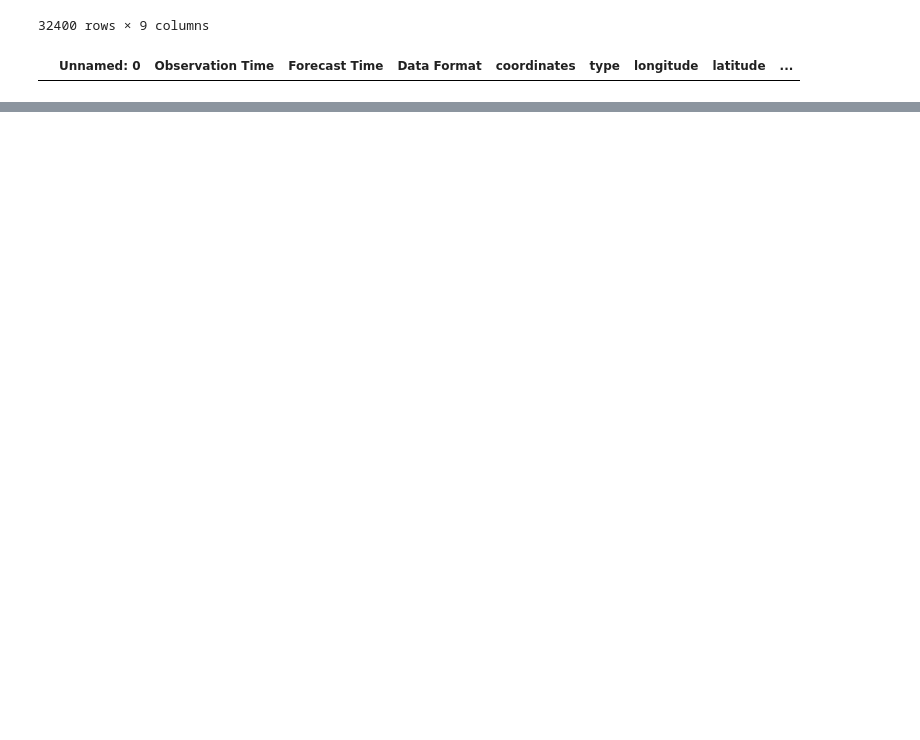
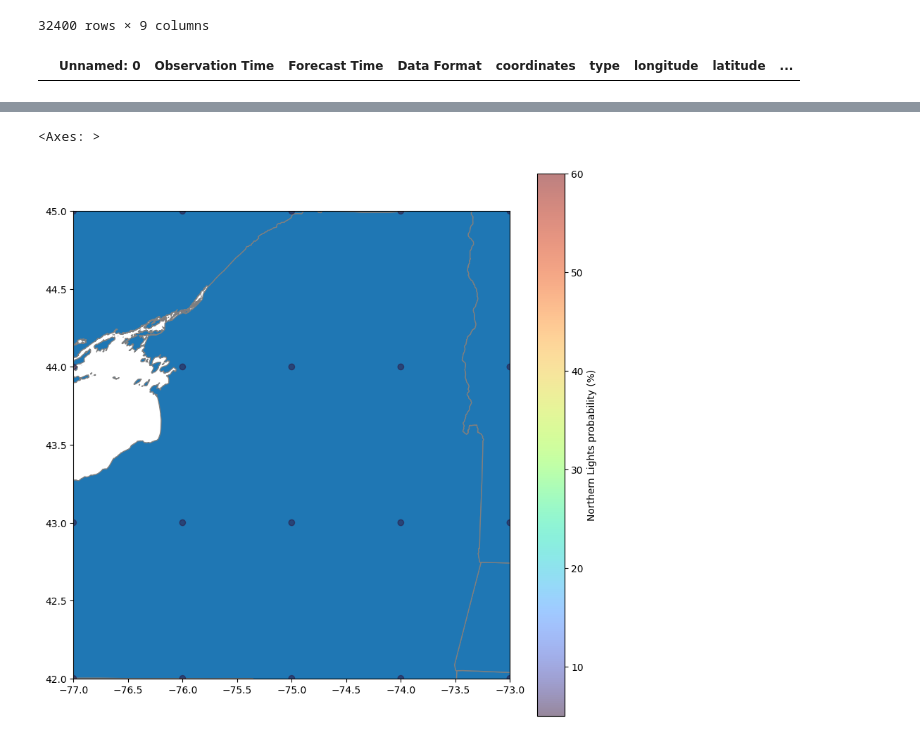
Before and after one commit to srujan964/ruc-gis, a Jupyter notebook: gis-ps4.ipynb, the cells around one changed output, grey strips where cells are left out. Drawn from its saved outputs; the diff is of its cells as text; code cells hidden in the pictures; blank space fills up the shorter version.

```diff
--- a/gis-ps4.ipynb
+++ b/gis-ps4.ipynb
@@ -335,0 +334,14 @@ aurora_points_lambert.plot(ax=ax, cmap=turbo_cmap, column='aurora',
+# %%
+from rasterio.merge import merge
+combined = []
+
+for tif in tif_files:
+  tif_file = rasterio.open(tif)
+  combined.append(tif_file)
+
+mosaic, out_transform = merge(combined)
+
+metadata = combined[0].meta.copy()
+
+for f in combined:
+  f.close()
@@ -335,0 +403,19 @@ aurora_points_lambert.plot(ax=ax, cmap=turbo_cmap, column='aurora',
+# %%
+fig, ax = plt.subplots(figsize=(10, 10))
+ax.set_xlim([-77, -73])
+ax.set_ylim([42, 45])
+
+new_york_gdf = na_gdf_4326.to_crs('EPSG:4269')
+aurora_points_4269 = aurora_points.to_crs('EPSG:4269')
+
+new_york_gdf.plot(ax=ax, edgecolor='grey', linewidth=1)
+
+aurora_points_4269.plot(ax=ax, cmap=turbo_cmap, column='aurora',
+                           vmin=5, legend=True, k=15,
+                           label=f'Northern Lights on {display_date}',
+                           legend_kwds={'ax':ax, 'label':'Northern Lights probability (%)'})
+
+#
+# %% [output]
+<Axes: >
+[figure, added]
```
Also changed, not shown: parts of 23 cells of this notebook.
